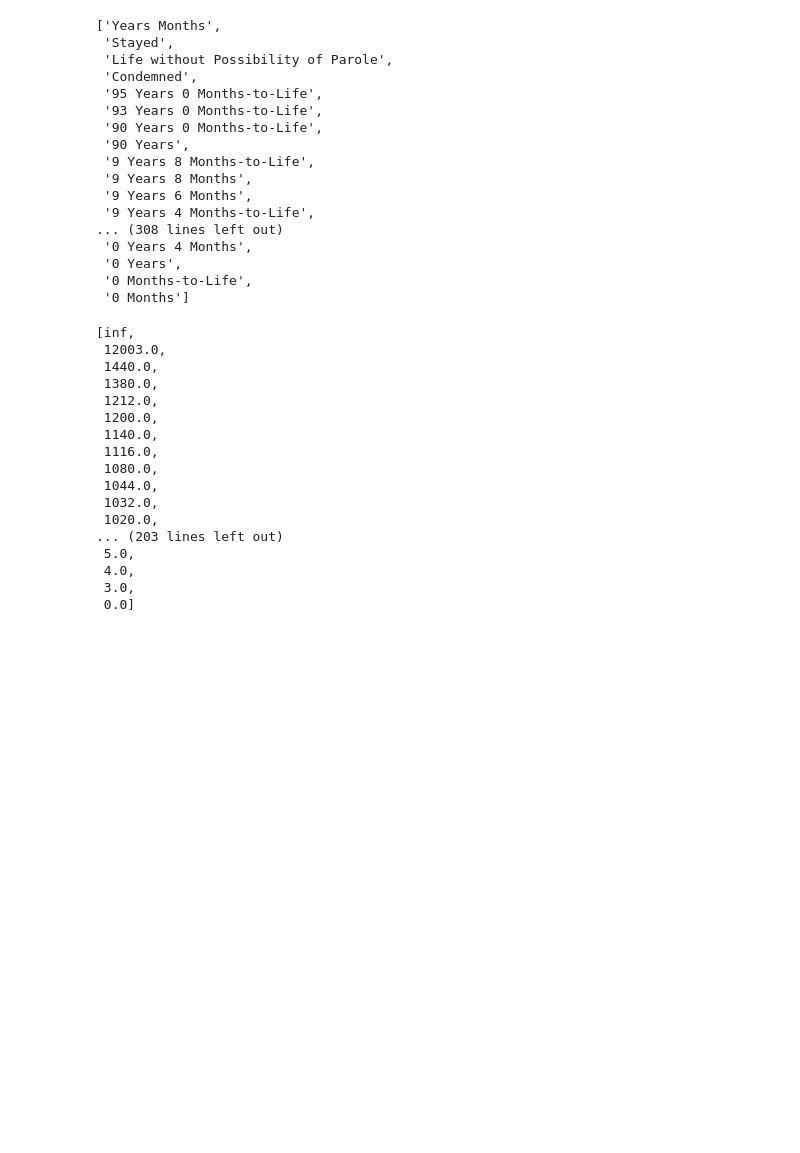
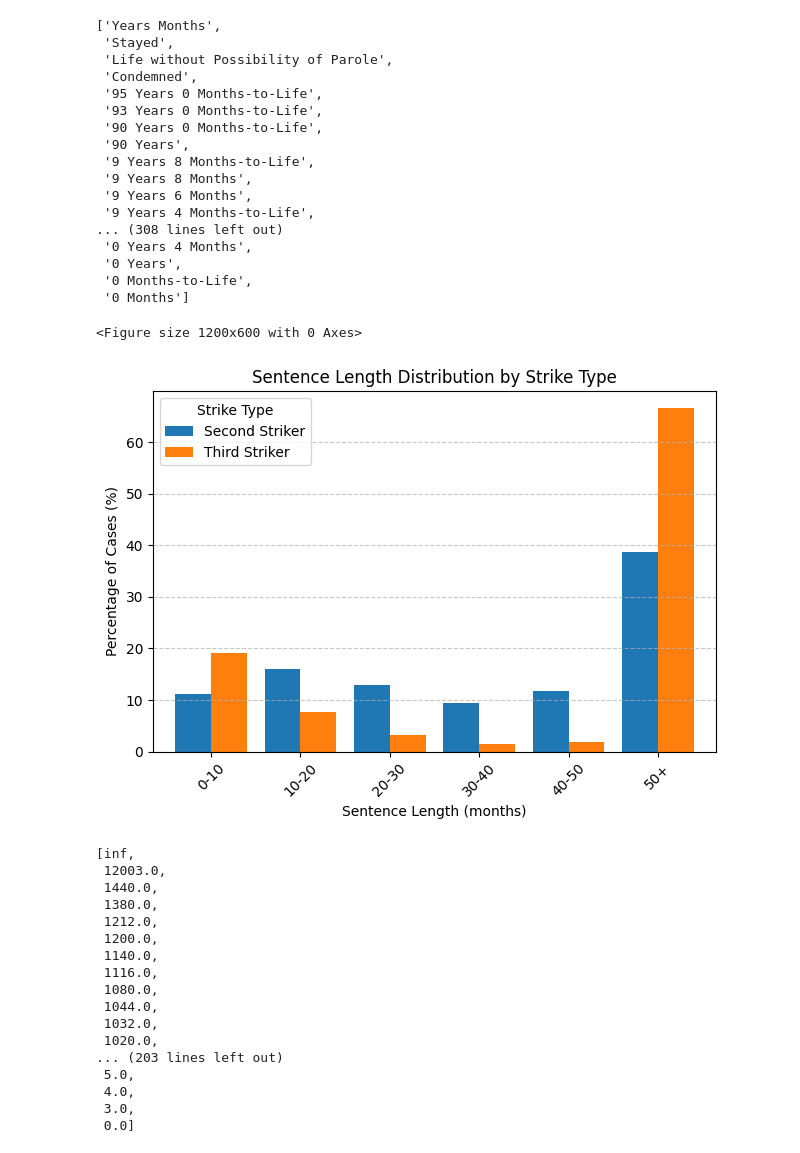
Before and after one commit to julia-epshtein/CS571, a Jupyter notebook: data_exploration.ipynb, the cells around one changed output. Drawn from its saved outputs; the diff is of its cells as text; code cells hidden in the pictures; blank space fills up the shorter version.

```diff
--- a/data_exploration.ipynb
+++ b/data_exploration.ipynb
@@ -416,3 +418,51 @@ def parse_sentence(sentence):
     return total_months
 
 current_commitments['Offense Time with Enhancement (Months)'] = current_commitments['Offense Time with Enhancement'].apply(parse_sentence)
+# %%
+# Bar chart for visualizing Sentence Length by Strike
+
+merged = current_commitments.merge(
+    demographics[['CDCNo', 'Sentence Type']],
+    on='CDCNo',
+    how='left'
+)
+
+# Filter for only Second Striker and Third Striker
+filtered = merged[
+    merged['Sentence Type'].isin(['Second Striker', 'Third Striker'])
+].copy()
+
+bins = [0, 10, 20, 30, 40, 50, float('inf')]
+labels = ['0-10', '10-20', '20-30', '30-40', '40-50', '50+']
+
+filtered['Sentence Length Bin'] = pd.cut(
+    filtered['Offense Time with Enhancement (Months)'],
+    bins=bins,
+    labels=labels,
+    right=False
+)
+
+pivot_counts = filtered.pivot_table(
+    index='Sentence Length Bin',
+    columns='Sentence Type',
+    values='CDCNo',
+    aggfunc='count',
+    fill_value=0
+)
+
+pivot_percent = pivot_counts.div(pivot_counts.sum(axis=0), axis=1) * 100
+
+# bar chart
+plt.figure(figsize=(12, 6))
+pivot_percent.plot(kind='bar', width=0.8)
+plt.title('Sentence Length Distribution by Strike Type')
+plt.xlabel('Sentence Length (months)')
+plt.ylabel('Percentage of Cases (%)')
+plt.xticks(rotation=45)
+plt.legend(title='Strike Type')
+plt.grid(axis='y', linestyle='--', alpha=0.7)
+plt.tight_layout()
+plt.show()
+# %% [output]
+<Figure size 1200x600 with 0 Axes>
+[figure, added]
```
Also changed, not shown: parts of 9 cells of this notebook, 9 other files.
